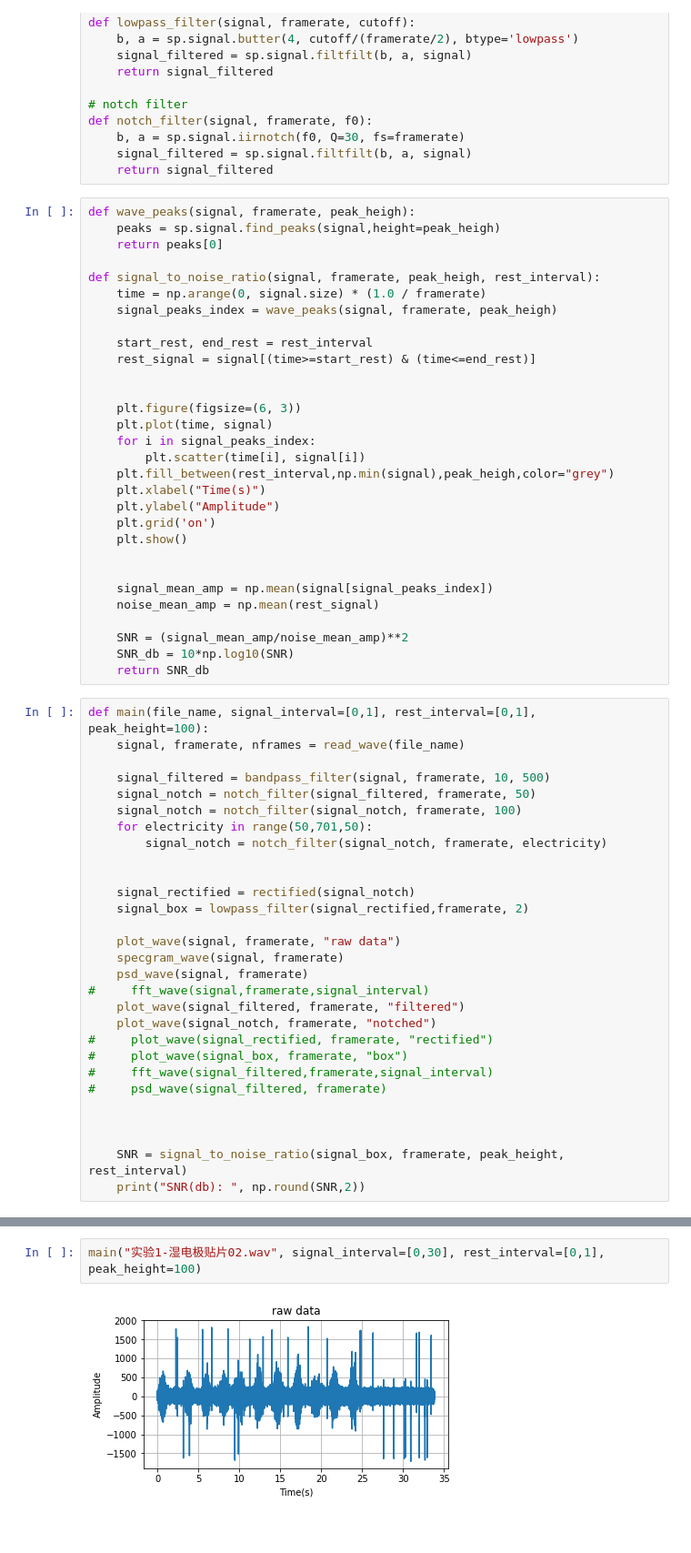
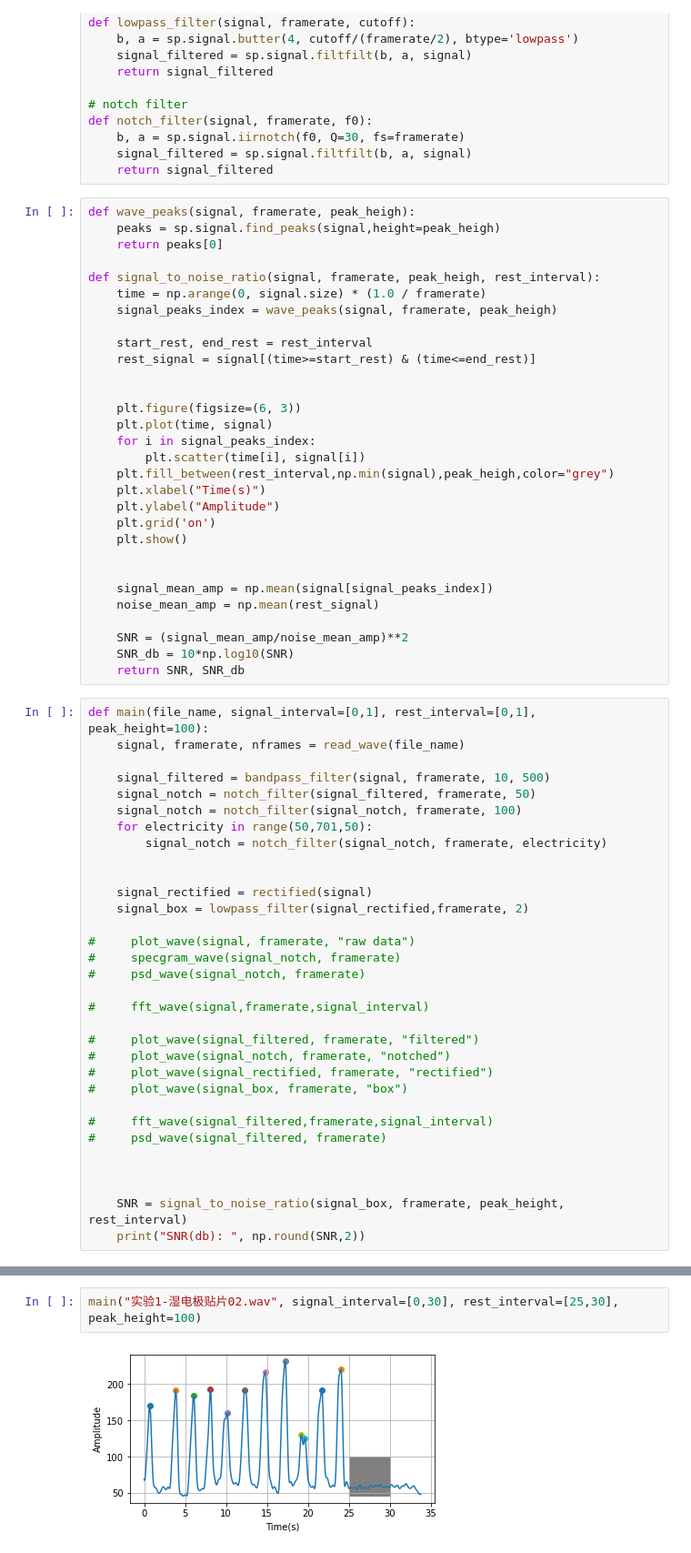
Before and after one commit to mumumli/BN5209, a Jupyter notebook: EMG_recording/EMG_recording_experiment1.ipynb, the cells around one changed output, grey strips where cells are left out. Shown: that part at 91% size. Cells and saved outputs as stored; diff of their text form; blank space fills up the shorter version.

```diff
--- a/EMG_recording/EMG_recording_experiment1.ipynb
+++ b/EMG_recording/EMG_recording_experiment1.ipynb
@@ -142,7 +142,7 @@ def signal_to_noise_ratio(signal, framerate, peak_heigh, rest_interval):
 
     SNR = (signal_mean_amp/noise_mean_amp)**2
     SNR_db = 10*np.log10(SNR)
-    return SNR_db
+    return SNR, SNR_db
 # %%
 def main(file_name, signal_interval=[0,1], rest_interval=[0,1], peak_height=100):
     signal, framerate, nframes = read_wave(file_name)
@@ -154,17 +154,20 @@ def main(file_name, signal_interval=[0,1], rest_interval=[0,1], peak_height=100)
         signal_notch = notch_filter(signal_notch, framerate, electricity)
 
 
-    signal_rectified = rectified(signal_notch)
+    signal_rectified = rectified(signal)
     signal_box = lowpass_filter(signal_rectified,framerate, 2)
 
-    plot_wave(signal, framerate, "raw data")
-    specgram_wave(signal, framerate)
-    psd_wave(signal, framerate)
+#     plot_wave(signal, framerate, "raw data")
+#     specgram_wave(signal_notch, framerate)
+#     psd_wave(signal_notch, framerate)
+
 #     fft_wave(signal,framerate,signal_interval)
-    plot_wave(signal_filtered, framerate, "filtered")
-    plot_wave(signal_notch, framerate, "notched")
+
+#     plot_wave(signal_filtered, framerate, "filtered")
+#     plot_wave(signal_notch, framerate, "notched")
 #     plot_wave(signal_rectified, framerate, "rectified")
 #     plot_wave(signal_box, framerate, "box")
+
 #     fft_wave(signal_filtered,framerate,signal_interval)
 #     psd_wave(signal_filtered, framerate)
 
@@ -175,4 +188,4 @@ def main(file_name, signal_interval=[0,1], rest_interval=[0,1], peak_height=100)
 # %%
-main("实验1-湿电极贴片02.wav", signal_interval=[0,30], rest_interval=[0,1], peak_height=100)
+main("实验1-湿电极贴片02.wav", signal_interval=[0,30], rest_interval=[25,30], peak_height=100)
 # %% [output]
-[figure, old version]
+[figure, new version]
```
Also changed, not shown: parts of 3 cells of this notebook, 6 other files.
